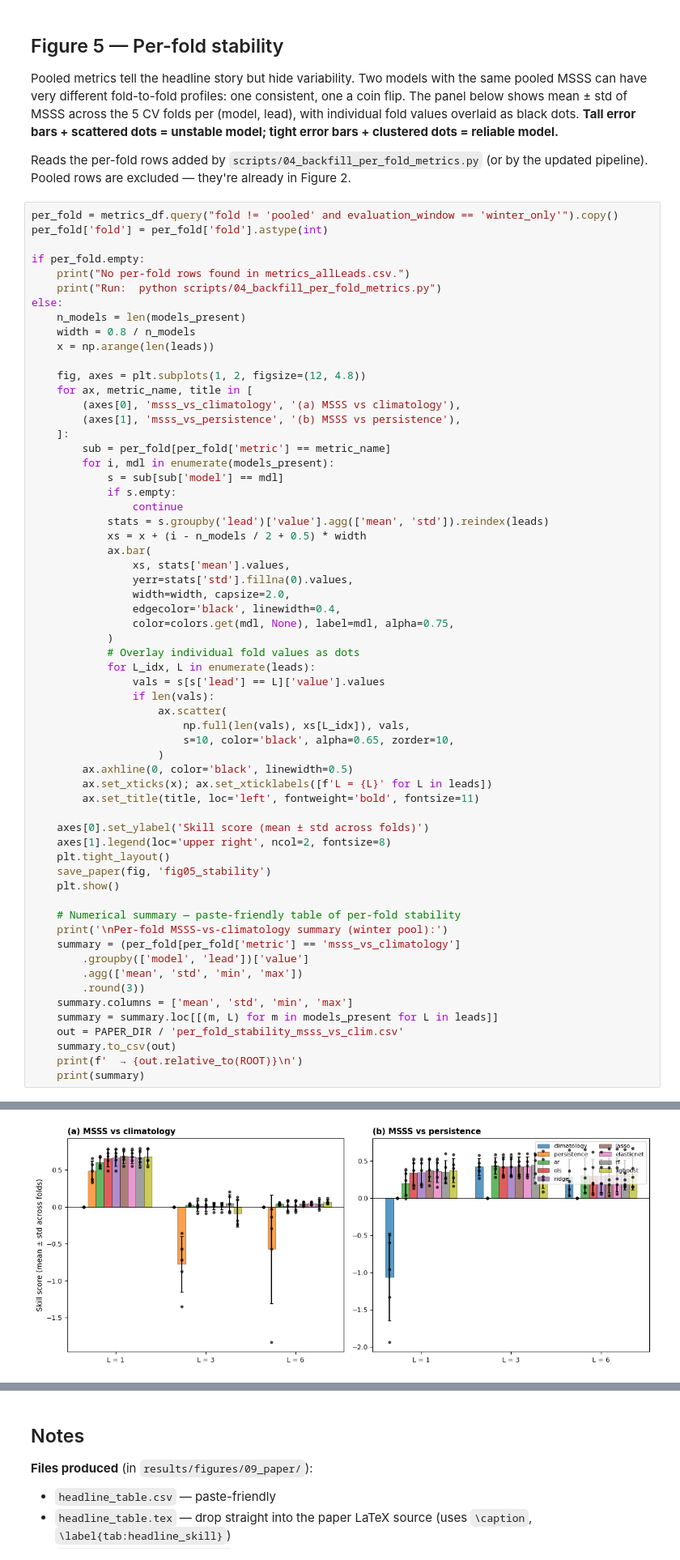
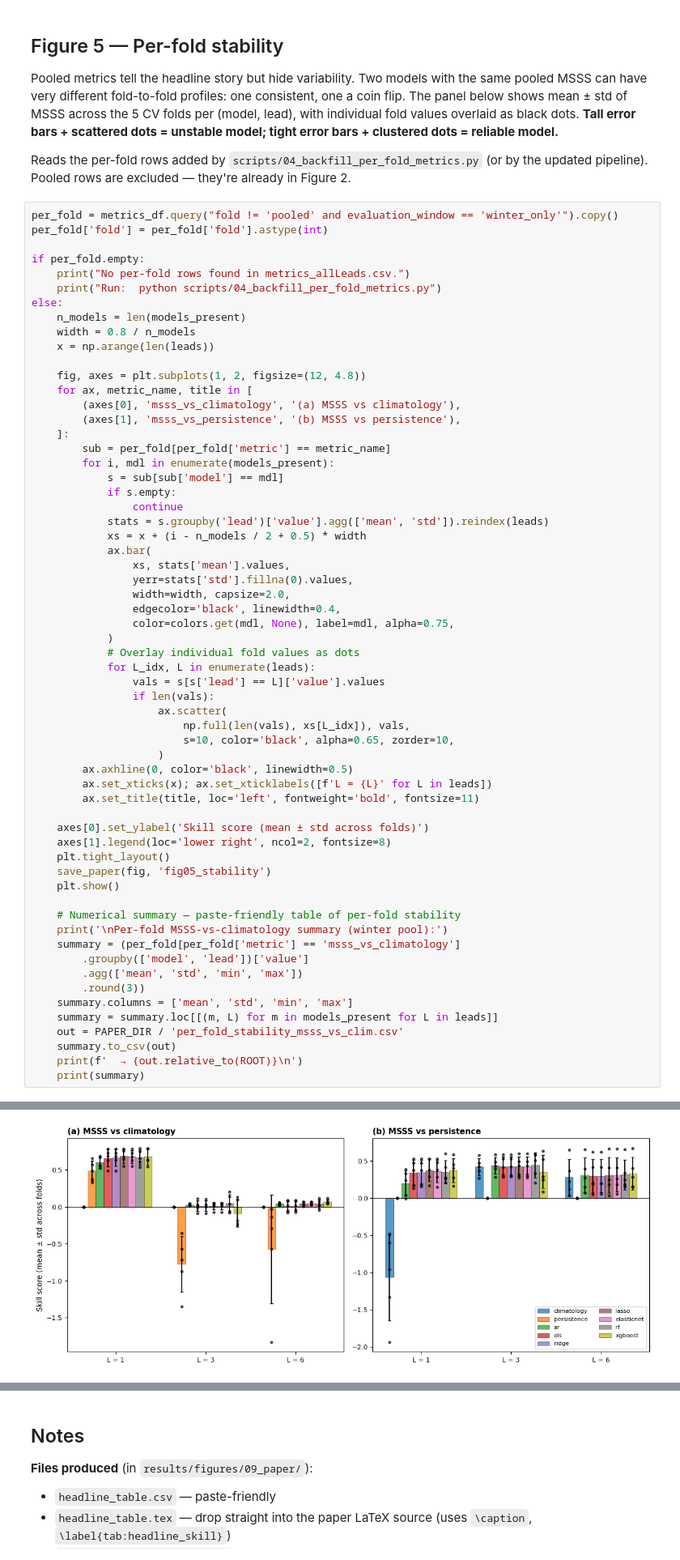
Before and after one commit to anasoubaha/A4-DroughtForecasting-Modeling, a Jupyter notebook: notebooks/09_paper_figures.ipynb, the cells around one changed output, grey strips where cells are left out. Shown at 81% size. Drawn from its saved outputs; the diff is of its cells as text.

```diff
--- a/notebooks/09_paper_figures.ipynb
+++ b/notebooks/09_paper_figures.ipynb
@@ -459,35 +441,35 @@ else:
             for L_idx, L in enumerate(leads):
                 vals = s[s['lead'] == L]['value'].values
                 if len(vals):
                     ax.scatter(
                         np.full(len(vals), xs[L_idx]), vals,
                         s=10, color='black', alpha=0.65, zorder=10,
                     )
         ax.axhline(0, color='black', linewidth=0.5)
         ax.set_xticks(x); ax.set_xticklabels([f'L = {L}' for L in leads])
         ax.set_title(title, loc='left', fontweight='bold', fontsize=11)
 
     axes[0].set_ylabel('Skill score (mean ± std across folds)')
-    axes[1].legend(loc='upper right', ncol=2, fontsize=8)
+    axes[1].legend(loc='lower right', ncol=2, fontsize=8)
     plt.tight_layout()
     save_paper(fig, 'fig05_stability')
     plt.show()
 
     # Numerical summary — paste-friendly table of per-fold stability
     print('\nPer-fold MSSS-vs-climatology summary (winter pool):')
     summary = (per_fold[per_fold['metric'] == 'msss_vs_climatology']
         .groupby(['model', 'lead'])['value']
         .agg(['mean', 'std', 'min', 'max'])
         .round(3))
     summary.columns = ['mean', 'std', 'min', 'max']
     summary = summary.loc[[(m, L) for m in models_present for L in leads]]
     out = PAPER_DIR / 'per_fold_stability_msss_vs_clim.csv'
     summary.to_csv(out)
     print(f'  → {out.relative_to(ROOT)}\n')
     print(summary)
 # %% [output]
   -> results/figures/09_paper/fig05_stability.{pdf,png}
-[figure, old version]
+[figure, new version]
 Per-fold MSSS-vs-climatology summary (winter pool):
   → results/figures/09_paper/per_fold_stability_msss_vs_clim.csv
 
```
Also changed, not shown: parts of 6 cells of this notebook, 11 other files.
